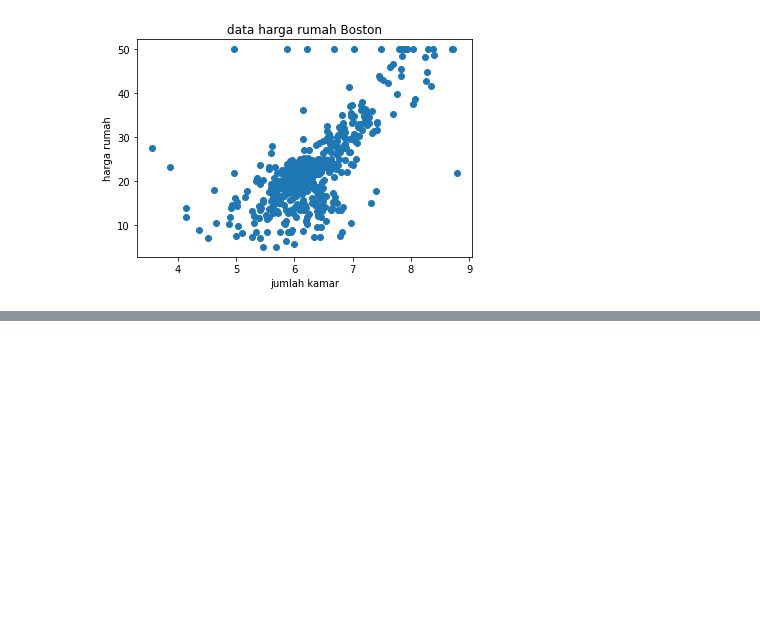
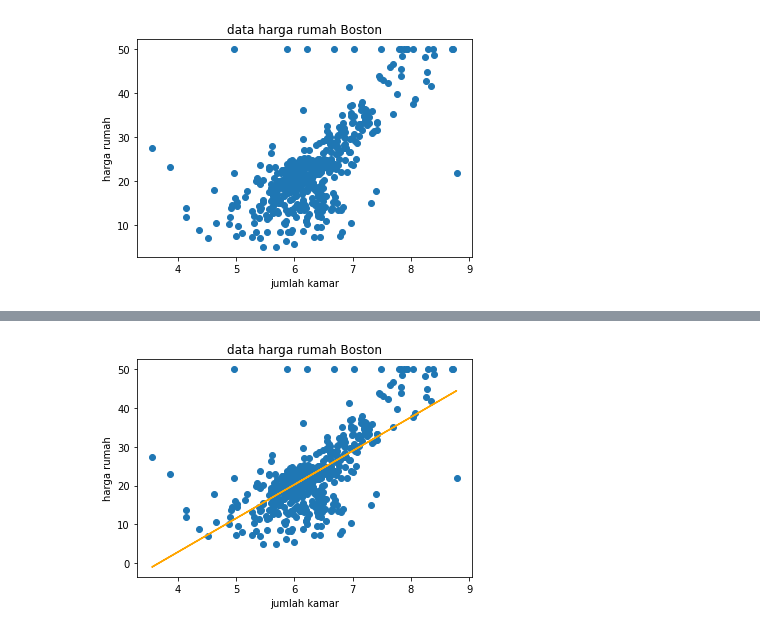
Before and after one commit to razanfshl/pytn-pkj, a Jupyter notebook: sesi 7/Untitled-1.ipynb, the cells around one changed output, grey strips where cells are left out. Drawn from its saved outputs; the diff is of its cells as text; code cells hidden in the pictures; blank space fills up the shorter version.

```diff
--- a/sesi 7/Untitled-1.ipynb
+++ b/sesi 7/Untitled-1.ipynb
@@ -124,0 +145,12 @@ InvalidIndexError: (slice(None, None, None), None)
+# %%
+# optional - visualisasi, karena cuma ada 1 fitur
+plt.scatter(x=x, y=y)
+plt.xlabel("jumlah kamar")
+plt.ylabel("harga rumah")
+plt.title("data harga rumah Boston")
+
+y_pred = model.predict(x)
+plt.plot(np.array(x), y_pred, color="orange")
+plt.show()
+# %% [output]
+[figure, added]
```
Also changed, not shown: parts of 4 cells of this notebook.
